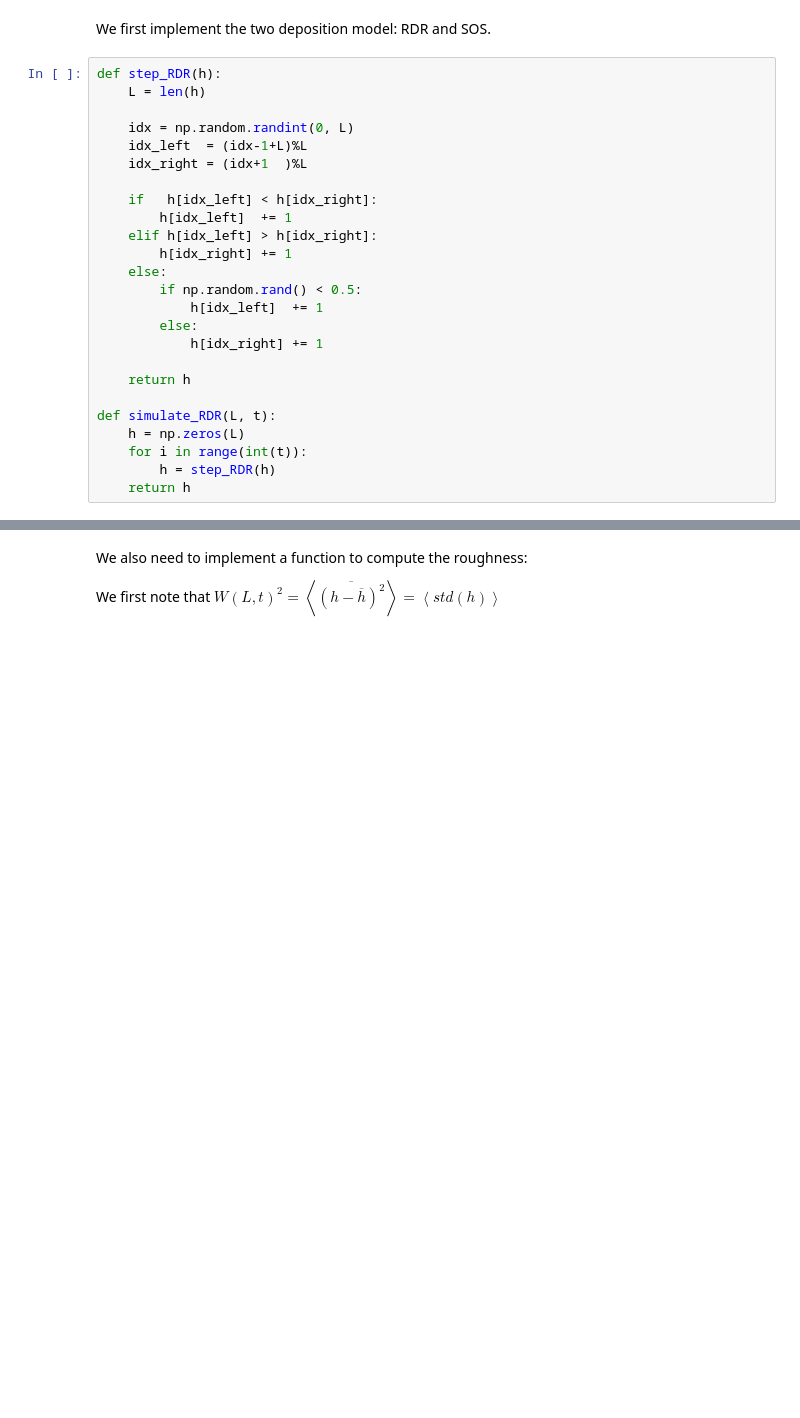
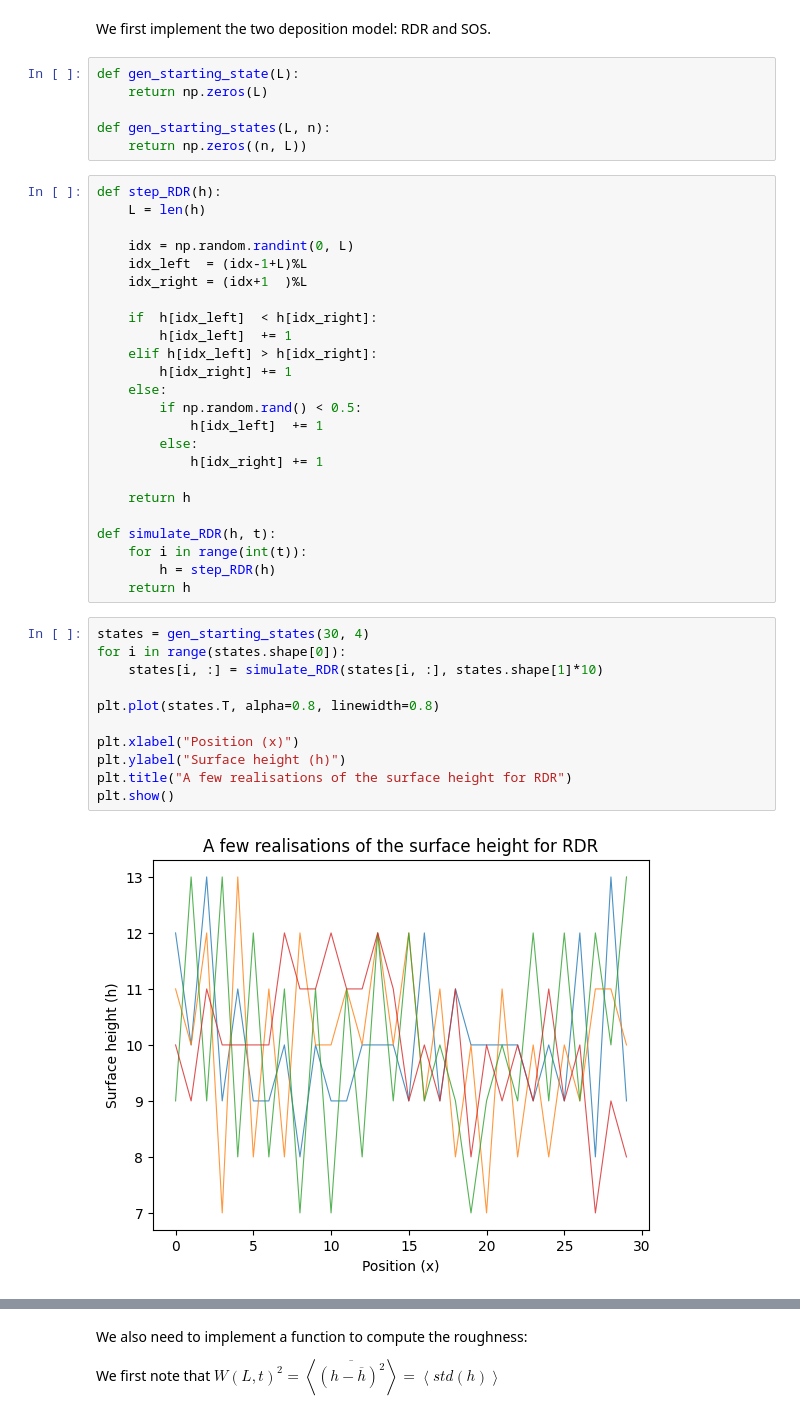
Before and after one commit to jolatechno/cours-ENS, a Jupyter notebook: cours/M2/S4/out_of_equilibrium/project/Joseph_Touzet_out_of_equilibrium.ipynb, the cells around one changed output, grey strips where cells are left out. Cells and saved outputs as stored; diff of their text form; blank space fills up the shorter version.

```diff
--- a/cours/M2/S4/out_of_equilibrium/project/Joseph_Touzet_out_of_equilibrium.ipynb
+++ b/cours/M2/S4/out_of_equilibrium/project/Joseph_Touzet_out_of_equilibrium.ipynb
@@ -8,6 +8,12 @@ import numpy as np
 from matplotlib import pyplot as plt
 # %% [markdown]
 We first implement the two deposition model: RDR and SOS.
+# %%
+def gen_starting_state(L):
+    return np.zeros(L)
+
+def gen_starting_states(L, n):
+    return np.zeros((n, L))
 # %%
 def step_RDR(h):
     L = len(h)
@@ -16,7 +22,7 @@ def step_RDR(h):
     idx_left  = (idx-1+L)%L
     idx_right = (idx+1  )%L
 
-    if   h[idx_left] < h[idx_right]:
+    if  h[idx_left]  < h[idx_right]:
         h[idx_left]  += 1
     elif h[idx_left] > h[idx_right]:
         h[idx_right] += 1
@@ -28,11 +34,23 @@ def step_RDR(h):
 
     return h
 
-def simulate_RDR(L, t):
-    h = np.zeros(L)
+def simulate_RDR(h, t):
     for i in range(int(t)):
         h = step_RDR(h)
     return h
+# %%
+states = gen_starting_states(30, 4)
+for i in range(states.shape[0]):
+    states[i, :] = simulate_RDR(states[i, :], states.shape[1]*10)
+
+plt.plot(states.T, alpha=0.8, linewidth=0.8)
+
+plt.xlabel("Position (x)")
+plt.ylabel("Surface height (h)")
+plt.title("A few realisations of the surface height for RDR")
+plt.show()
+# %% [output]
+[figure, added]
 # %%
 def step_SOS(h):
     L = len(h)
```
Also changed, not shown: parts of 21 cells of this notebook.
